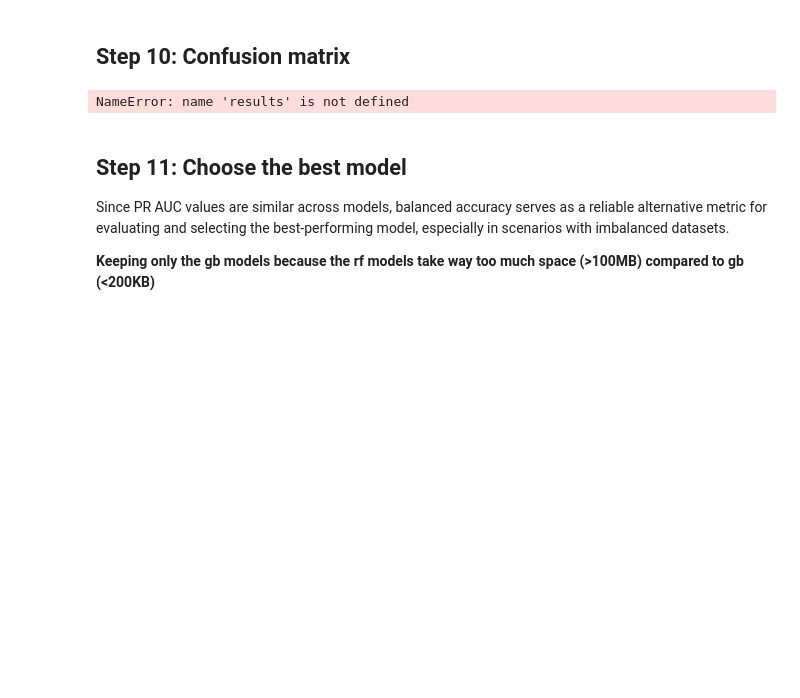
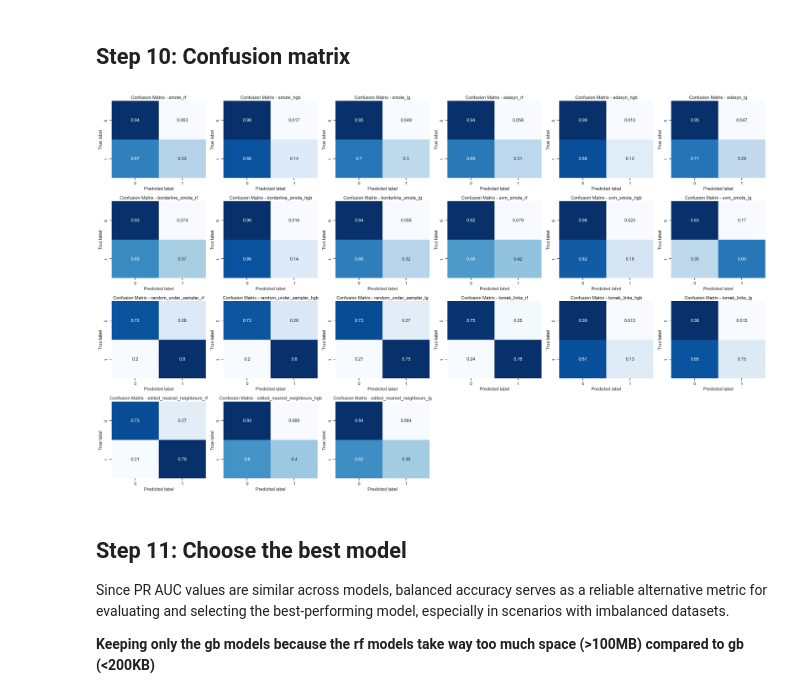
Before and after one commit to kaidalisohaib/AICohortW24, a Jupyter notebook: notebooks/finding_best_model.ipynb, the cells around one changed output. Saved outputs shown, nothing was run; the diff lists cells and outputs as text; code cells hidden in the pictures; blank space fills up the shorter version.

```diff
--- a/notebooks/finding_best_model.ipynb
+++ b/notebooks/finding_best_model.ipynb
@@ -478,38 +502,38 @@ plt.show()
 ## Step 10: Confusion matrix
 # %%
 # Define the number of rows and columns for the subplots grid
-num_rows = 3
+num_rows = 4
 num_cols = ceil(len(results)/num_rows)
 
 # Create a new figure with a specified size
 plt.figure(figsize=(25, 15))
 
 # Loop through each model and plot its confusion matrix
 for i, (name, result) in enumerate(results.items(), 1):
     # Get the predicted labels from the model
     y_pred = result['best_model'].predict(X_test)
 
     # Compute the confusion matrix
-    cm = confusion_matrix(y_test, y_pred, normalize="false")
+    cm = confusion_matrix(y_test, y_pred, normalize="true")
 
     # Create a new subplot for the current model
     plt.subplot(num_rows, num_cols, i)
 
     # Plot the confusion matrix
     sns.heatmap(cm, annot=True, cmap="Blues", cbar=False)
 
     # Set the title and labels for the subplot
     plt.title(f'Confusion Matrix - {name}')
     plt.xlabel('Predicted label')
     plt.ylabel('True label')
 
 # Adjust the layout of subplots to prevent overlapping
 plt.tight_layout()
 
 # Show the plot
 plt.show()
 # %% [output]
-NameError: name 'results' is not defined
+[figure, added]
 # %% [markdown]
 ## Step 11: Choose the best model
 
```
Also changed, not shown: parts of 9 cells of this notebook, 29 other files.
